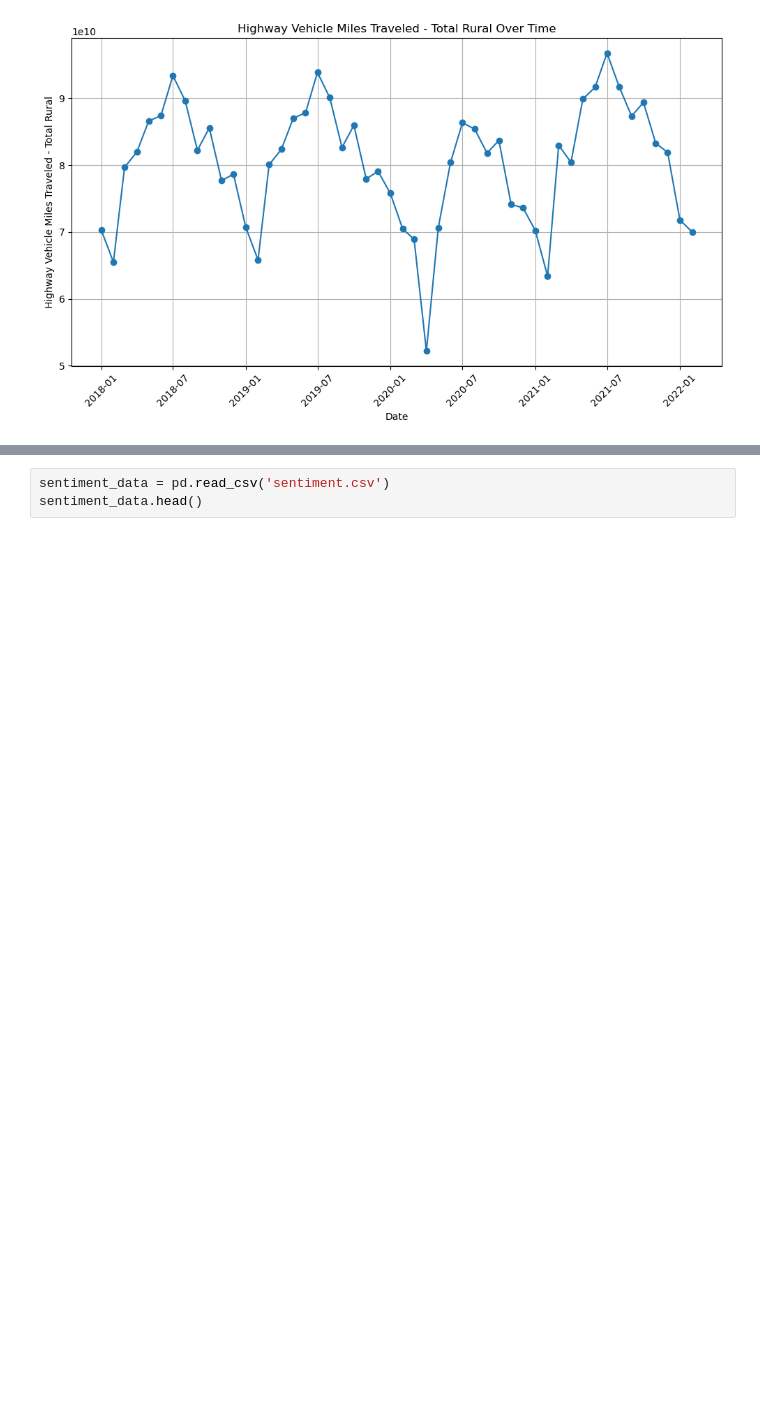
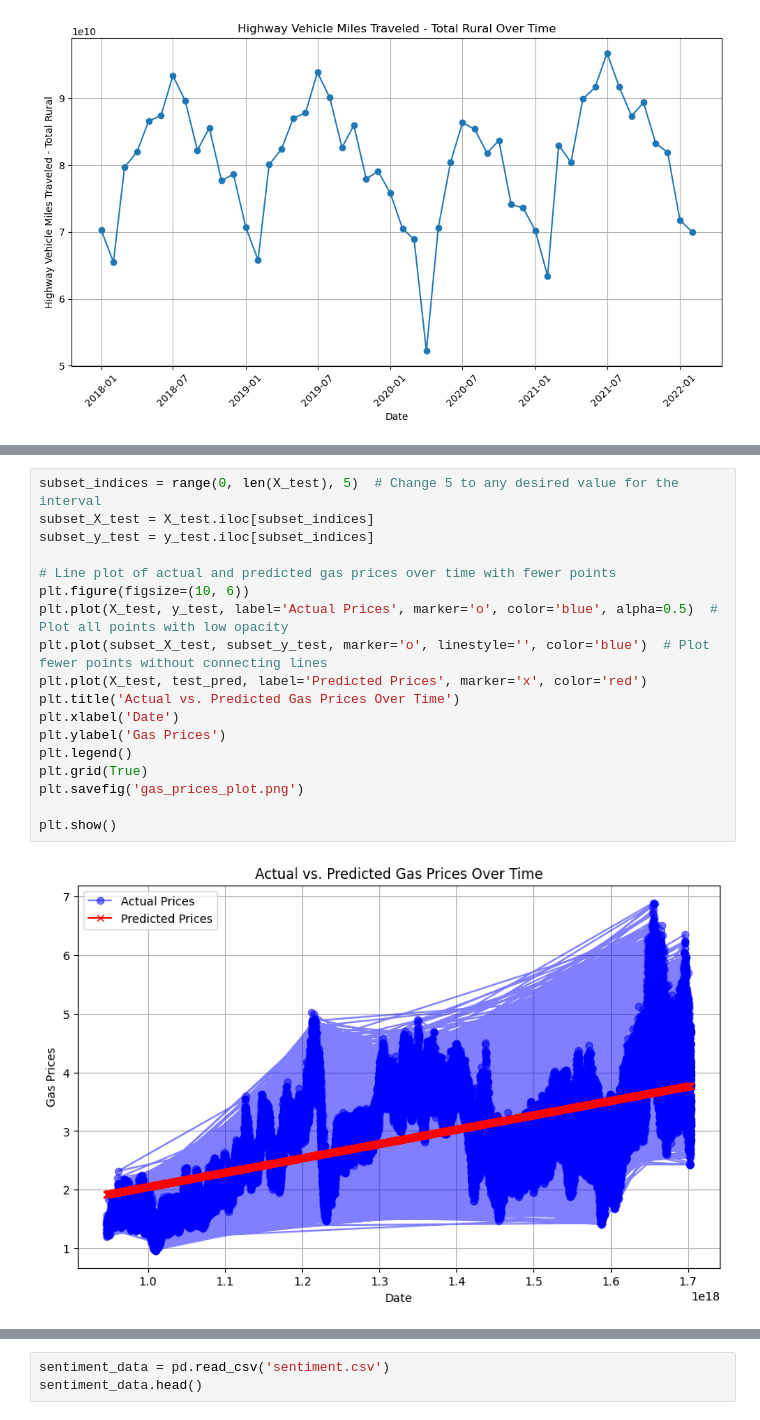
Before and after one commit to anaiskillian/citadeldatathon, a Jupyter notebook: example.ipynb, the cells around one changed output, grey strips where cells are left out. Drawn from its saved outputs; the diff is of its cells as text; blank space fills up the shorter version.

```diff
--- a/example.ipynb
+++ b/example.ipynb
@@ -226,0 +294,20 @@ plt.show()
+# %%
+subset_indices = range(0, len(X_test), 5)  # Change 5 to any desired value for the interval
+subset_X_test = X_test.iloc[subset_indices]
+subset_y_test = y_test.iloc[subset_indices]
+
+# Line plot of actual and predicted gas prices over time with fewer points
+plt.figure(figsize=(10, 6))
+plt.plot(X_test, y_test, label='Actual Prices', marker='o', color='blue', alpha=0.5)  # Plot all points with low opacity
+plt.plot(subset_X_test, subset_y_test, marker='o', linestyle='', color='blue')  # Plot fewer points without connecting lines
+plt.plot(X_test, test_pred, label='Predicted Prices', marker='x', color='red')
+plt.title('Actual vs. Predicted Gas Prices Over Time')
+plt.xlabel('Date')
+plt.ylabel('Gas Prices')
+plt.legend()
+plt.grid(True)
+plt.savefig('gas_prices_plot.png')
+
+plt.show()
+# %% [output]
+[figure, added]
```
Also changed, not shown: parts of 6 cells of this notebook, 1 other file.
